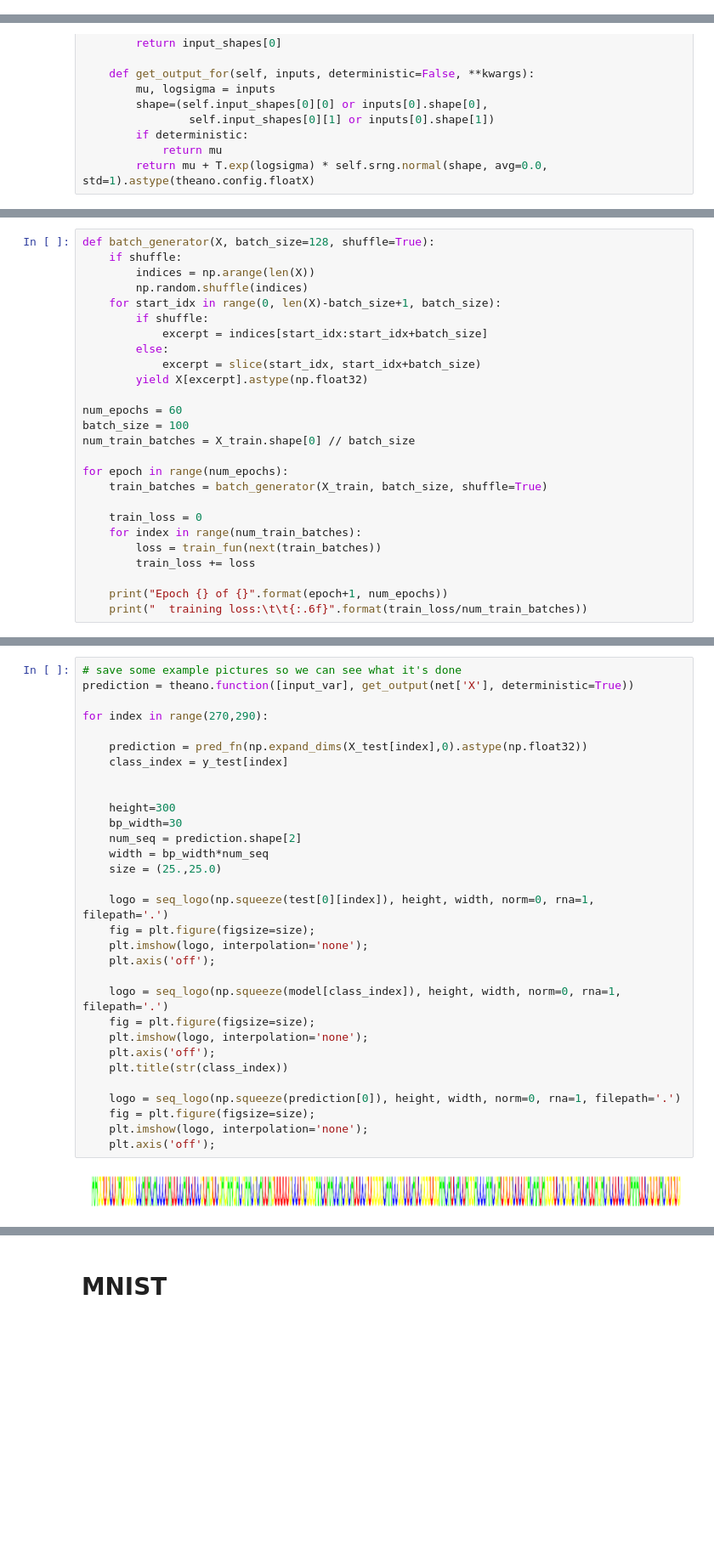
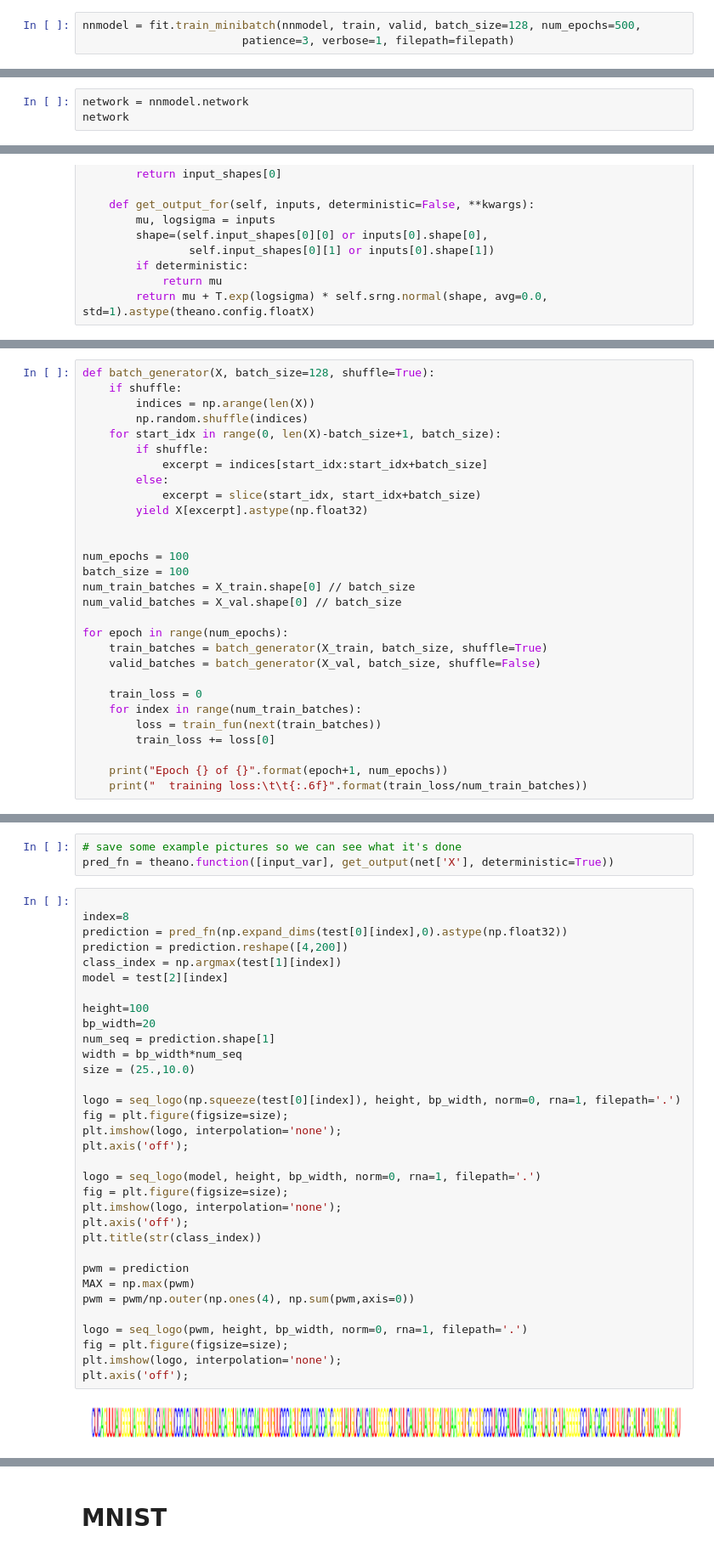
Before and after one commit to p-koo/theanomics, a Jupyter notebook: notebook/Convolutional autoencoding variational Bayes.ipynb, the cells around one changed output, grey strips where cells are left out. Shown at 85% size. Cells and saved outputs as stored; diff of their text form; blank space fills up the shorter version.

```diff
--- a/notebook/Convolutional autoencoding variational Bayes.ipynb
+++ b/notebook/Convolutional autoencoding variational Bayes.ipynb
@@ -46,0 +71,3 @@ loading test data
+# %%
+nnmodel = fit.train_minibatch(nnmodel, train, valid, batch_size=128, num_epochs=500,
+                        patience=3, verbose=1, filepath=filepath)
@@ -46,0 +92,3 @@ loading test data
+# %%
+network = nnmodel.network
+network
@@ -166,17 +277,20 @@ def batch_generator(X, batch_size=128, shuffle=True):
             excerpt = slice(start_idx, start_idx+batch_size)
         yield X[excerpt].astype(np.float32)
 
-num_epochs = 60
+
+num_epochs = 100
 batch_size = 100
 num_train_batches = X_train.shape[0] // batch_size
+num_valid_batches = X_val.shape[0] // batch_size
 
 for epoch in range(num_epochs):
     train_batches = batch_generator(X_train, batch_size, shuffle=True)
+    valid_batches = batch_generator(X_val, batch_size, shuffle=False)
 
     train_loss = 0
     for index in range(num_train_batches):
         loss = train_fun(next(train_batches))
-        train_loss += loss
+        train_loss += loss[0]
 
     print("Epoch {} of {}".format(epoch+1, num_epochs))
     print("  training loss:\t\t{:.6f}".format(train_loss/num_train_batches))
@@ -400,33 +415,38 @@ for class_plot in range(20):
+# %%
+# save some example pictures so we can see what it's done
+pred_fn = theano.function([input_var], get_output(net['X'], deterministic=True))
 # %%
-# save some example pictures so we can see what it's done
-prediction = theano.function([input_var], get_output(net['X'], deterministic=True))
 
-for index in range(270,290):
+index=8
+prediction = pred_fn(np.expand_dims(test[0][index],0).astype(np.float32))
+prediction = prediction.reshape([4,200])
+class_index = np.argmax(test[1][index])
+model = test[2][index]
 
-    prediction = pred_fn(np.expand_dims(X_test[index],0).astype(np.float32))
-    class_index = y_test[index]
+height=100
+bp_width=20
+num_seq = prediction.shape[1]
+width = bp_width*num_seq
+size = (25.,10.0)
 
+logo = seq_logo(np.squeeze(test[0][index]), height, bp_width, norm=0, rna=1, filepath='.')
+fig = plt.figure(figsize=size);
+plt.imshow(logo, interpolation='none');
+plt.axis('off');
 
-    height=300
-    bp_width=30
-    num_seq = prediction.shape[2]
-    width = bp_width*num_seq
-    size = (25.,25.0)
+logo = seq_logo(model, height, bp_width, norm=0, rna=1, filepath='.')
+fig = plt.figure(figsize=size);
+plt.imshow(logo, interpolation='none');
+plt.axis('off');
+plt.title(str(class_index))
 
-    logo = seq_logo(np.squeeze(test[0][index]), height, width, norm=0, rna=1, filepath='.')
-    fig = plt.figure(figsize=size);
-    plt.imshow(logo, interpolation='none');
-    plt.axis('off');
+pwm = prediction
+MAX = np.max(pwm)
+pwm = pwm/np.outer(np.ones(4), np.sum(pwm,axis=0))
 
-    logo = seq_logo(np.squeeze(model[class_index]), height, width, norm=0, rna=1, filepath='.')
-    fig = plt.figure(figsize=size);
-    plt.imshow(logo, interpolation='none');
-    plt.axis('off');
-    plt.title(str(class_index))
-
-    logo = seq_logo(np.squeeze(prediction[0]), height, width, norm=0, rna=1, filepath='.')
-    fig = plt.figure(figsize=size);
-    plt.imshow(logo, interpolation='none');
-    plt.axis('off');
+logo = seq_logo(pwm, height, bp_width, norm=0, rna=1, filepath='.')
+fig = plt.figure(figsize=size);
+plt.imshow(logo, interpolation='none');
+plt.axis('off');
 # %% [output]
-[figure, old version]
+[figure, new version]
```
Also changed, not shown: parts of 24 cells of this notebook, 25 other files.
